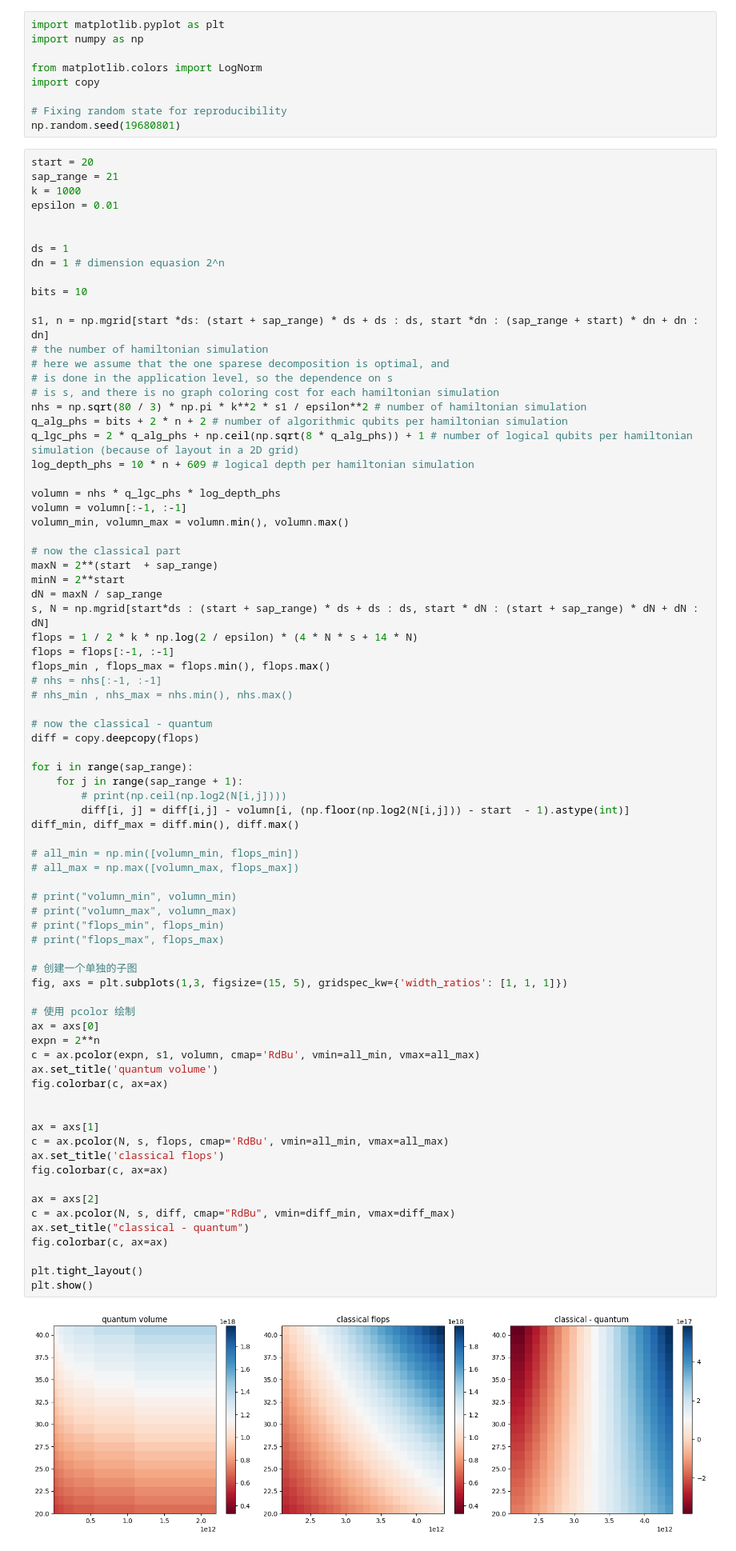
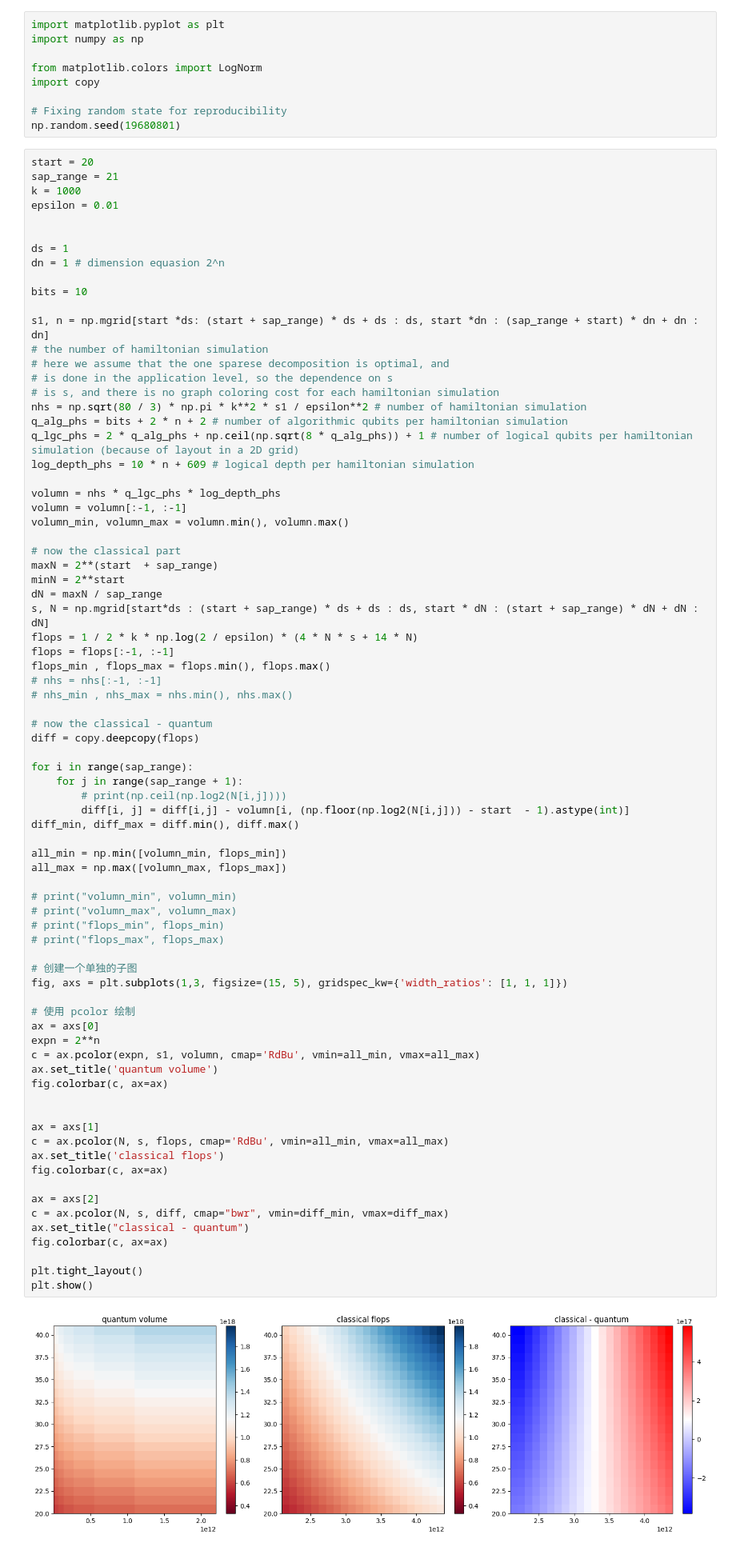
Before and after one commit to tiger9tu/HHL, a Jupyter notebook: tools/heatmap.ipynb, the cells around one changed output. Shown at 80% size. Drawn from its saved outputs; the diff is of its cells as text.

```diff
--- a/tools/heatmap.ipynb
+++ b/tools/heatmap.ipynb
@@ -53,39 +53,39 @@ for i in range(sap_range):
         diff[i, j] = diff[i,j] - volumn[i, (np.floor(np.log2(N[i,j])) - start  - 1).astype(int)]
 diff_min, diff_max = diff.min(), diff.max()
 
-# all_min = np.min([volumn_min, flops_min])
-# all_max = np.max([volumn_max, flops_max])
+all_min = np.min([volumn_min, flops_min])
+all_max = np.max([volumn_max, flops_max])
 
 # print("volumn_min", volumn_min)
 # print("volumn_max", volumn_max)
 # print("flops_min", flops_min)
 # print("flops_max", flops_max)
 
 # 创建一个单独的子图
 fig, axs = plt.subplots(1,3, figsize=(15, 5), gridspec_kw={'width_ratios': [1, 1, 1]})
 
 # 使用 pcolor 绘制
 ax = axs[0]
 expn = 2**n
 c = ax.pcolor(expn, s1, volumn, cmap='RdBu', vmin=all_min, vmax=all_max)
 ax.set_title('quantum volume')
 fig.colorbar(c, ax=ax)
 
 
 ax = axs[1]
 c = ax.pcolor(N, s, flops, cmap='RdBu', vmin=all_min, vmax=all_max)
 ax.set_title('classical flops')
 fig.colorbar(c, ax=ax)
 
 ax = axs[2]
-c = ax.pcolor(N, s, diff, cmap="RdBu", vmin=diff_min, vmax=diff_max)
+c = ax.pcolor(N, s, diff, cmap="bwr", vmin=diff_min, vmax=diff_max)
 ax.set_title("classical - quantum")
 fig.colorbar(c, ax=ax)
 
 plt.tight_layout()
 plt.show()
 # %% [output]
-[figure, old version]
+[figure, new version]
 # %%
 
 
```
